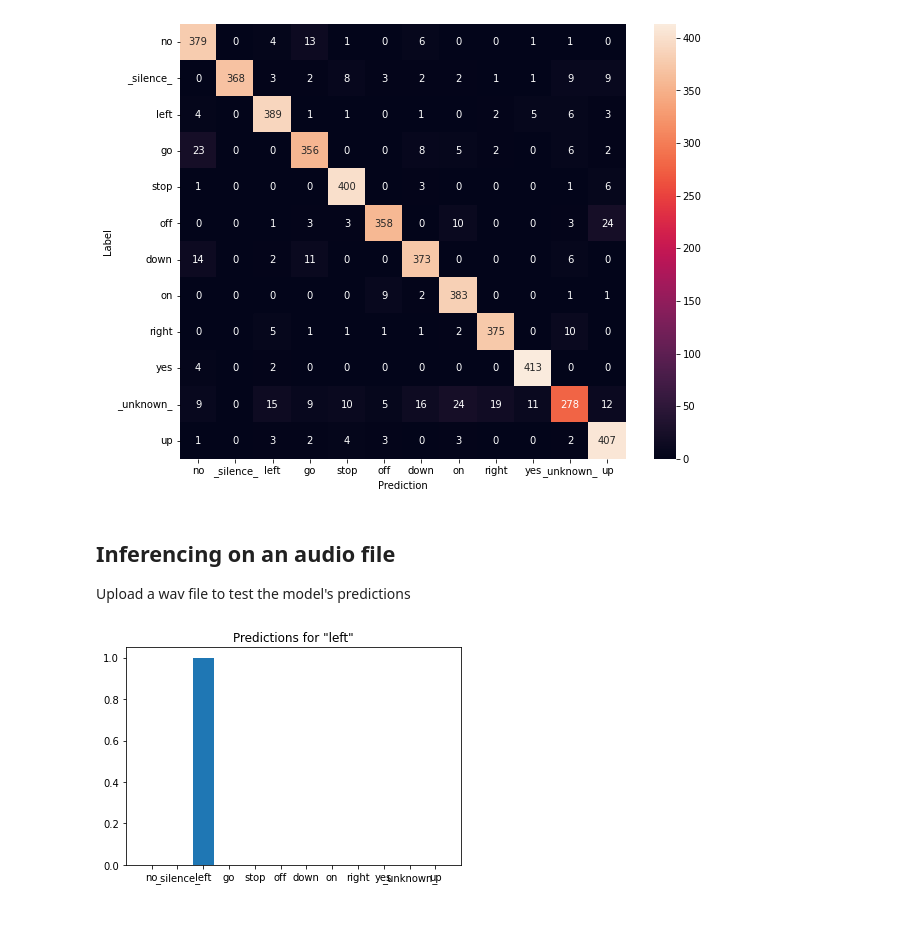
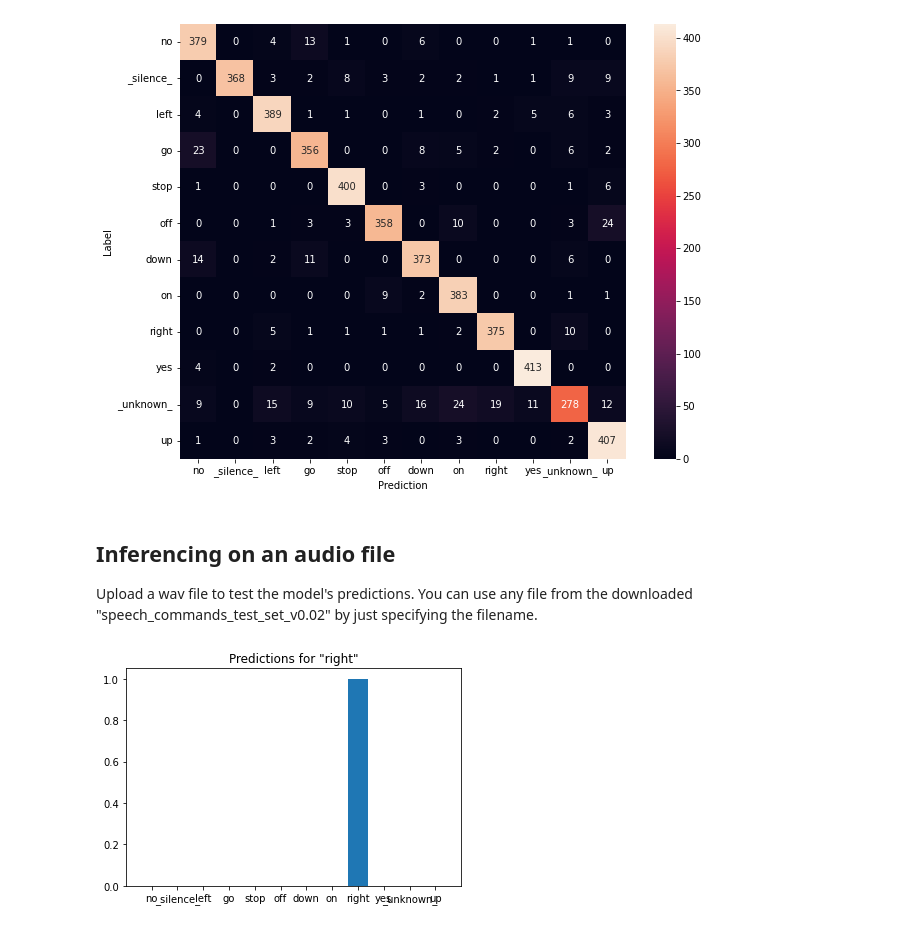
Before and after one commit to abbyDC/speech-recog-ml-task, a Jupyter notebook: kws_eval_inference.ipynb, the cells around one changed output. Drawn from its saved outputs; the diff is of its cells as text; code cells hidden in the pictures.

```diff
--- a/kws_eval_inference.ipynb
+++ b/kws_eval_inference.ipynb
@@ -61,3 +102,21 @@ test_data_dir = pathlib.Path(TEST_DATASET_PATH)
+# %%
+TEST_DATASET_PATH = '/content/speech_commands_test_set_v0.02'
+
+test_data_dir = pathlib.Path(TEST_DATASET_PATH)
+if not test_data_dir.exists():
+  url = "https://drive.google.com/uc?export=download&id=1cFzDj_fiWIsg234SMVFir4EKvTsbcgeI"
+  output = "/content/speech_commands_test_set_v0.02.zip"
+  gdown.download(url, output,quiet=False)
+
+  # unzip files
+  from zipfile import ZipFile
+  file_name = "/content/speech_commands_test_set_v0.02.zip"
+
+  with ZipFile(file_name, 'r') as zip:
+      # zip.printdir()
+      print('Extracting all the files now...')
+      zip.extractall('/content/')
+      print('Done!')
 # %% [markdown]
 12 keywords were used in the test set namely: `no`, `yes`, `down`, `go`, `left`, `up`, `right`, and `stop`, `off`, `on`, `_silence_`, `_unknown_`:
 # %%
@@ -175,3 +246,3 @@ Run the model on the test set and check the model's performance:
 # %%
-model_path = "/content/drive/My Drive/speech_data/cnn_keras_model/3"
+model_path = "/content/cnn_keras_model/3"
 model = tf.keras.models.load_model(model_path)
@@ -177,0 +251,4 @@ model = tf.keras.models.load_model(model_path)
+# %%
+# load preprocessed test set (4890 tests)
+with open('/content/speech_commands_test_audio.pkl','rb') as f: test_audio = pickle.load(f)
+with open('/content/speech_commands_test_labels.pkl','rb') as f: test_labels = pickle.load(f)
@@ -178,13 +263,15 @@ model = tf.keras.models.load_model(model_path)
 # %%
-test_audio = []
-test_labels = []
+# test_ds = preprocess_dataset(test_files)
 
-for audio, label in test_ds:
-  test_audio.append(audio.numpy())
-  test_labels.append(label.numpy())
+# test_audio = []
+# test_labels = []
 
-test_audio = np.array(test_audio)
-test_labels = np.array(test_labels)
+# for audio, label in test_ds:
+#   test_audio.append(audio.numpy())
+#   test_labels.append(label.numpy())
+
+# test_audio = np.array(test_audio)
+# test_labels = np.array(test_labels)
 # %% [markdown]
 ### Display the test set accuracy
 # %%
@@ -215,16 +301,19 @@ plt.show()
 # %% [markdown]
 ## Inferencing on an audio file
 
-Upload a wav file to test the model's predictions
+Upload a wav file to test the model's predictions. You can use any file from the downloaded "speech_commands_test_set_v0.02" by just specifying the filename.
 # %%
-sample_file = test_data_dir/'left/0cb74144_nohash_0.wav'
+commands = np.array(['no', '_silence_','left','go','stop','off','down','on','right','yes',
+ '_unknown_','up'])
+
+sample_file = test_data_dir/'right/18f8afd5_nohash_0.wav'
 
 sample_ds = preprocess_dataset([str(sample_file)])
 
 for spectrogram, label in sample_ds.batch(1):
   prediction = model(spectrogram)
   plt.bar(commands, tf.nn.softmax(prediction[0]))
   plt.title(f'Predictions for "{commands[label[0]]}"')
   plt.show()
 # %% [output]
-[figure, old version]
+[figure, new version]
```
Also changed, not shown: parts of 17 cells of this notebook.
